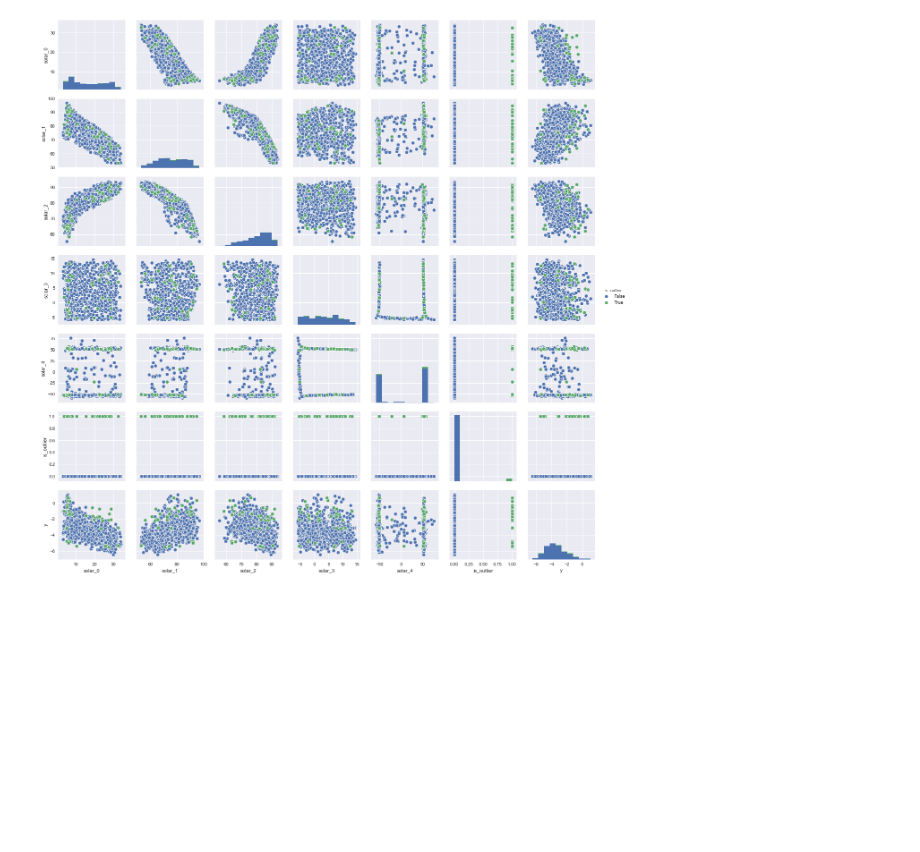
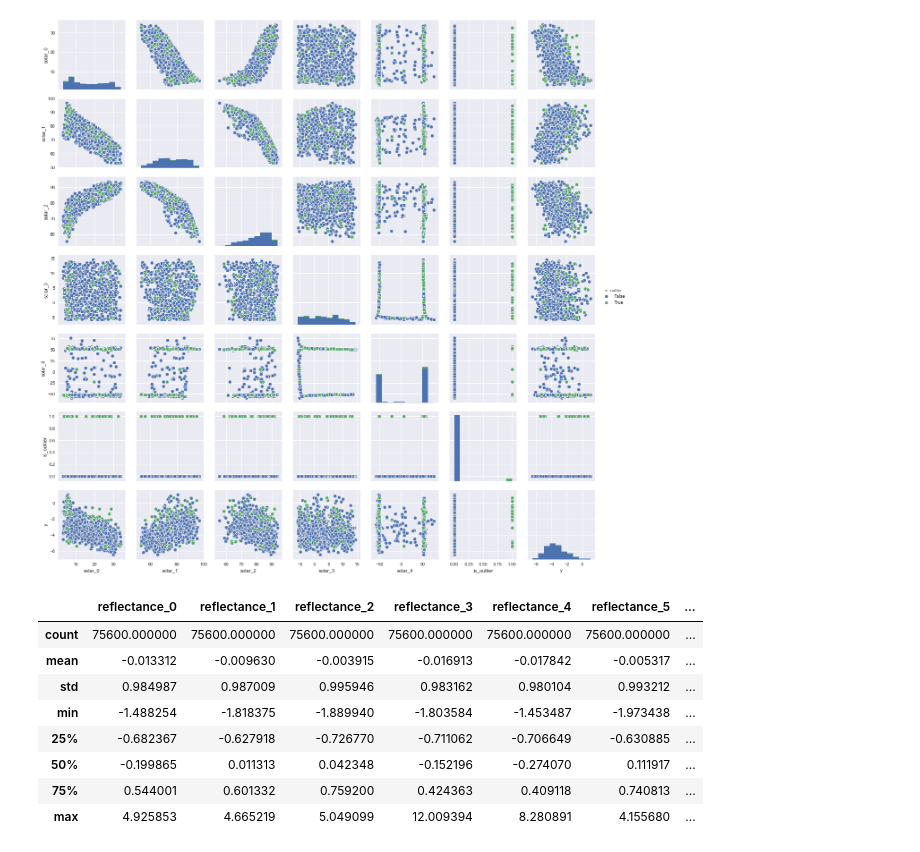
Before and after one commit to anthonyhu/aerosol-depth-prediction, a Jupyter notebook: Exploratory data analysis.ipynb, the cells around one changed output. Saved outputs shown, nothing was run; the diff lists cells and outputs as text; code cells hidden in the pictures; blank space fills up the shorter version.

```diff
--- a/Exploratory data analysis.ipynb
+++ b/Exploratory data analysis.ipynb
@@ -481,3 +478,20 @@ sns.pairplot(train_copy.loc[:, ["solar_" + str(i) for i in range(5)] + ["is_outl
 # %% [output]
 <seaborn.axisgrid.PairGrid at 0x...>
 [figure]
+# %%
+outliers_id = [21, 31, 72, 85, 135, 154, 165,
+               199, 232, 252, 255, 262, 289, 387,
+               393, 404, 408, 434, 488, 516, 578,
+               615, 617, 624, 633, 647, 683, 778,
+               785, 792, 817, 828, 917, 946, 960]
+train_fold[~train_fold["id"].isin(outliers_id)].describe()
+# %% [output]
+|  | reflectance_0 | reflectance_1 | reflectance_2 | reflectance_3 | reflectance_4 | reflectance_5 | ... |
+| count | 75600.000000 | 75600.000000 | 75600.000000 | 75600.000000 | 75600.000000 | 75600.000000 | ... |
+| mean | -0.013312 | -0.009630 | -0.003915 | -0.016913 | -0.017842 | -0.005317 | ... |
+| std | 0.984987 | 0.987009 | 0.995946 | 0.983162 | 0.980104 | 0.993212 | ... |
+| min | -1.488254 | -1.818375 | -1.889940 | -1.803584 | -1.453487 | -1.973438 | ... |
+| 25% | -0.682367 | -0.627918 | -0.726770 | -0.711062 | -0.706649 | -0.630885 | ... |
+| 50% | -0.199865 | 0.011313 | 0.042348 | -0.152196 | -0.274070 | 0.111917 | ... |
+| 75% | 0.544001 | 0.601332 | 0.759200 | 0.424363 | 0.409118 | 0.740813 | ... |
+| max | 4.925853 | 4.665219 | 5.049099 | 12.009394 | 8.280891 | 4.155680 | ... |
```
Also changed, not shown: parts of 9 cells of this notebook, 1 other file.
